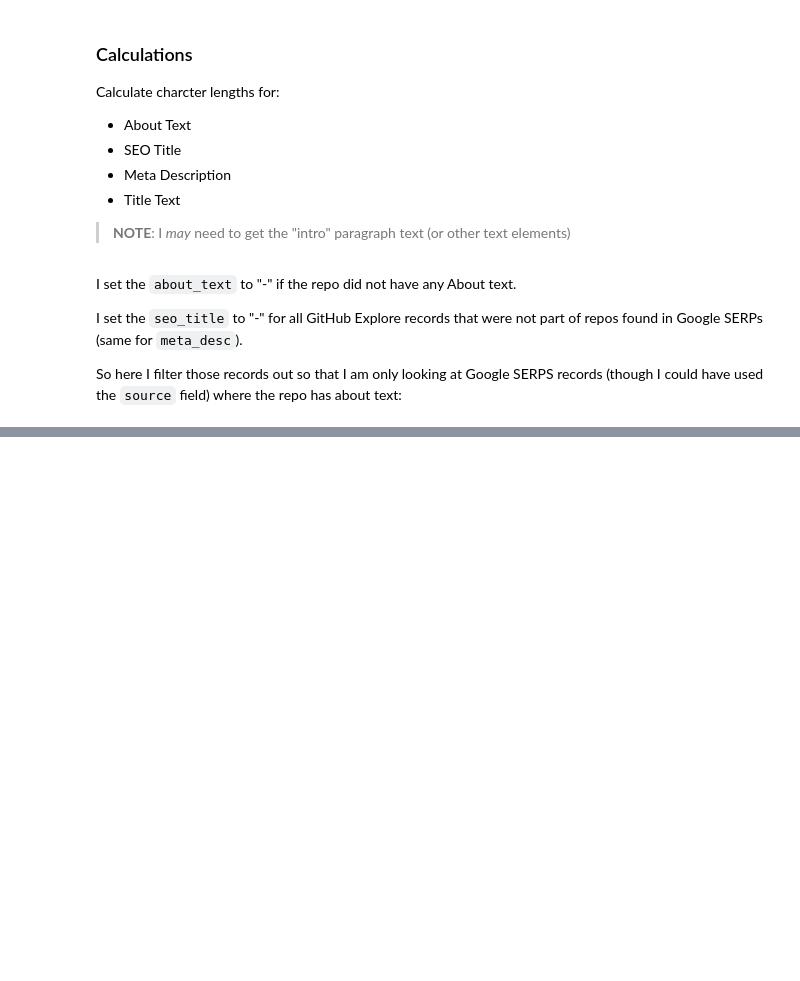
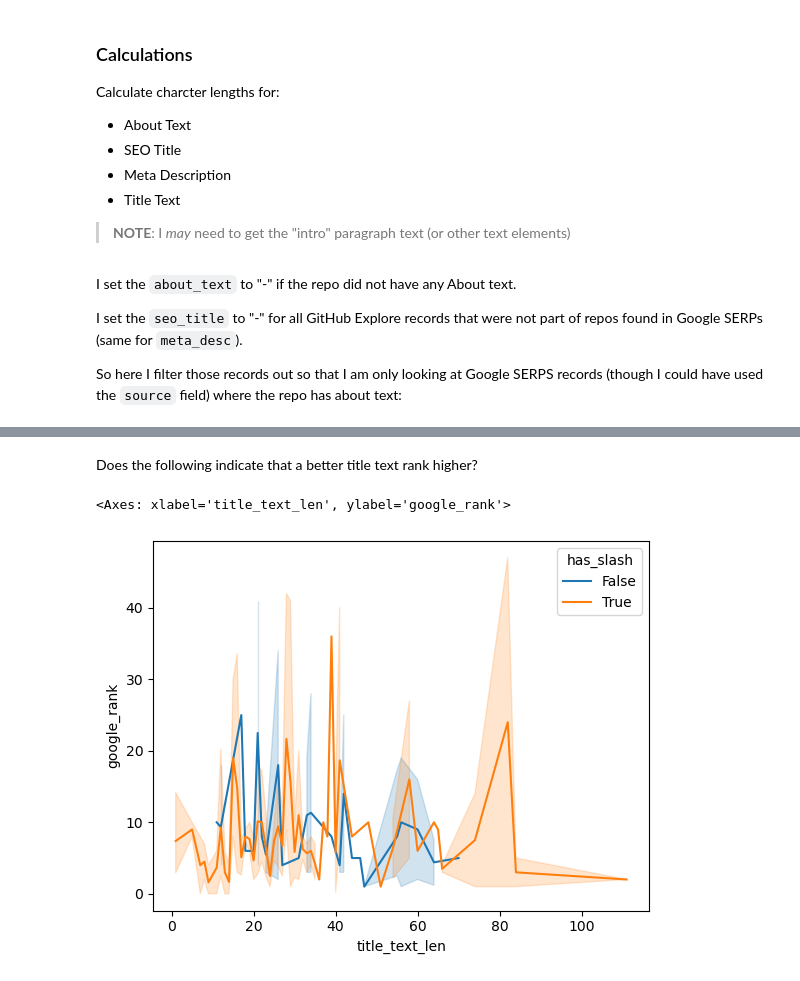
Before and after one commit to Kernix13/github-readme-seo-analysis, a Jupyter notebook: notebooks/02_google_rank.ipynb, the cells around one changed output, grey strips where cells are left out. Drawn from its saved outputs; the diff is of its cells as text; code cells hidden in the pictures; blank space fills up the shorter version.

```diff
--- a/notebooks/02_google_rank.ipynb
+++ b/notebooks/02_google_rank.ipynb
@@ -81,0 +125,13 @@ df_about_seo
+# %% [markdown]
+Does the following indicate that a better title text rank higher?
+# %%
+sns.lineplot(
+    data=df_about_seo,
+    x='title_text_len',
+    y='google_rank',
+    hue='has_slash',
+    estimator='mean'
+)
+# %% [output]
+<Axes: xlabel='title_text_len', ylabel='google_rank'>
+[figure, added]
```
Also changed, not shown: parts of 14 cells of this notebook, 1 other file.
